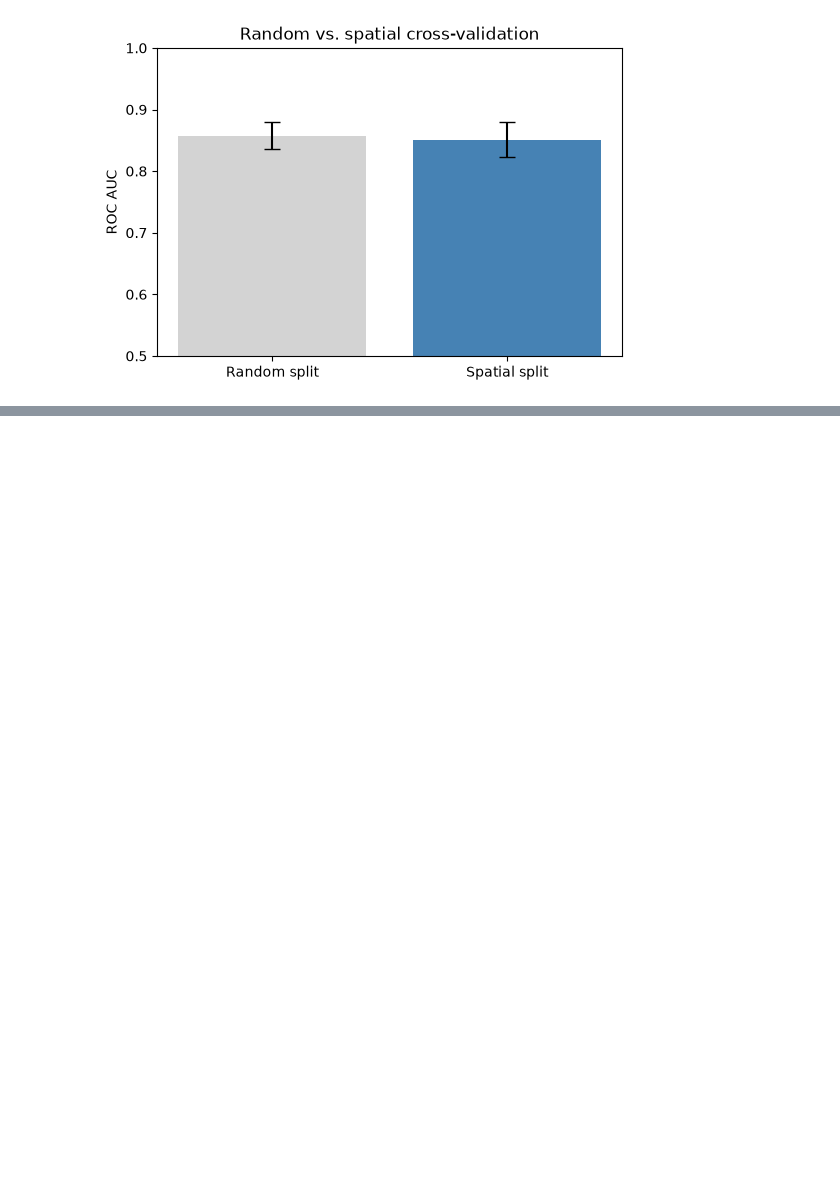
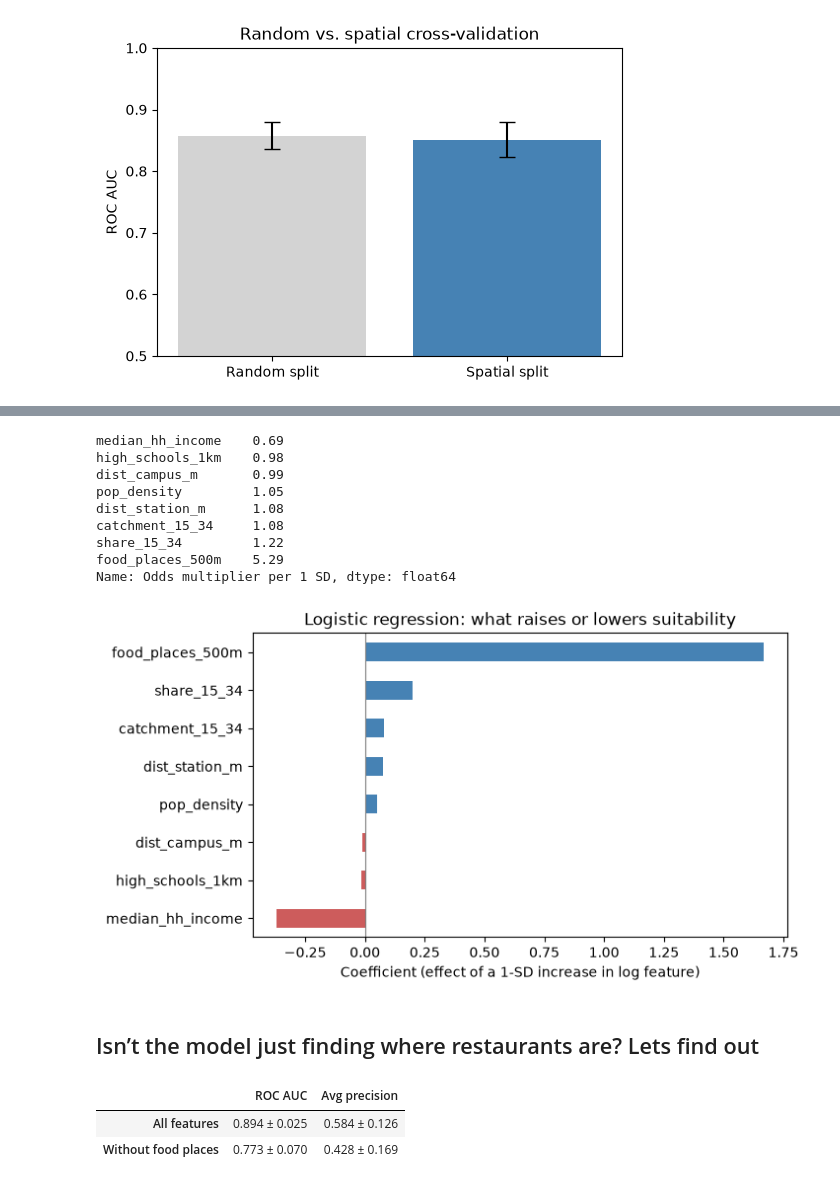
Before and after one commit to shaheryar-haider/retail-site-selection, a Jupyter notebook: notebooks/09_model.ipynb, the cells around one changed output, grey strips where cells are left out. Saved outputs shown, nothing was run; the diff lists cells and outputs as text; code cells hidden in the pictures; blank space fills up the shorter version.

```diff
--- a/notebooks/09_model.ipynb
+++ b/notebooks/09_model.ipynb
@@ -112,0 +133,21 @@ plt.savefig("../figures/cv_comparison.png", dpi=150, bbox_inches="tight")
+# %%
+from sklearn.pipeline import make_pipeline
+from sklearn.impute import SimpleImputer
+from sklearn.preprocessing import FunctionTransformer, StandardScaler
+from sklearn.linear_model import LogisticRegression
+
+def make_logit():
+    return make_pipeline(
+        SimpleImputer(strategy="median"),   # fill the 10 missing incomes
+        FunctionTransformer(np.log1p),      # tame the skewed features
+        StandardScaler(),                   # put features on the same scale
+        LogisticRegression(max_iter=1000),
+    )
+
+oof_logit, auc_l, ap_l = evaluate(spatial_cv, groups=gdf["block"], make_model=make_logit)
+
+comparison = pd.DataFrame(
+    {"ROC AUC": [fmt(auc_l), fmt(auc_s)], "Avg precision": [fmt(ap_l), fmt(ap_s)]},
+    index=["Logistic regression", "LightGBM"],
+)
+comparison
@@ -112,0 +270,40 @@ plt.savefig("../figures/cv_comparison.png", dpi=150, bbox_inches="tight")
+# %%
+final_logit = make_logit().fit(X, y)
+coefs = pd.Series(final_logit[-1].coef_[0], index=FEATURES).sort_values()
+
+ax = coefs.plot.barh(figsize=(7, 4), color=["indianred" if c < 0 else "steelblue" for c in coefs])
+ax.axvline(0, color="grey", linewidth=0.8)
+ax.set_xlabel("Coefficient (effect of a 1-SD increase in log feature)")
+ax.set_title("Logistic regression: what raises or lowers suitability")
+plt.savefig("../figures/logit_coefficients.png", dpi=150, bbox_inches="tight")
+
+np.exp(coefs).round(2).rename("Odds multiplier per 1 SD")
+# %% [output]
+median_hh_income    0.69
+high_schools_1km    0.98
+dist_campus_m       0.99
+pop_density         1.05
+dist_station_m      1.08
+catchment_15_34     1.08
+share_15_34         1.22
+food_places_500m    5.29
+Name: Odds multiplier per 1 SD, dtype: float64
+[figure, added]
+# %% [markdown]
+## Isn’t the model just finding where restaurants are? Lets find out
+# %%
+FEATURES_NO_FOOD = [f for f in FEATURES if f != "food_places_500m"]
+
+X_full = X                       # keep the full feature set safe
+X = gdf[FEATURES_NO_FOOD]        # evaluate() uses X, so swap it temporarily
+_, auc_nf, ap_nf = evaluate(spatial_cv, groups=gdf["block"], make_model=make_logit)
+X = X_full                       # restore it right away
+
+pd.DataFrame(
+    {"ROC AUC": [fmt(auc_l), fmt(auc_nf)], "Avg precision": [fmt(ap_l), fmt(ap_nf)]},
+    index=["All features", "Without food places"],
+)
+# %% [output]
+|  | ROC AUC | Avg precision |
+| All features | 0.894 ± 0.025 | 0.584 ± 0.126 |
+| Without food places | 0.773 ± 0.070 | 0.428 ± 0.169 |
```
Also changed, not shown: parts of 9 cells of this notebook, 4 other files.
